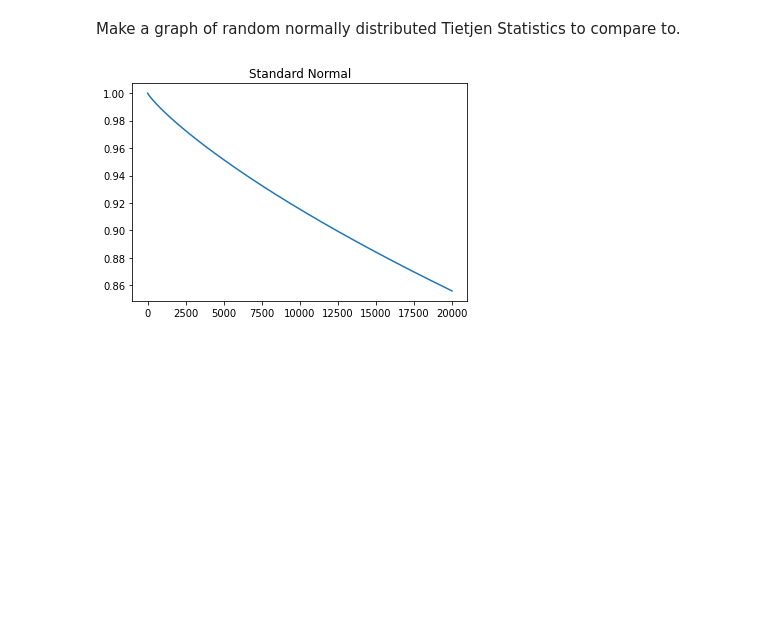
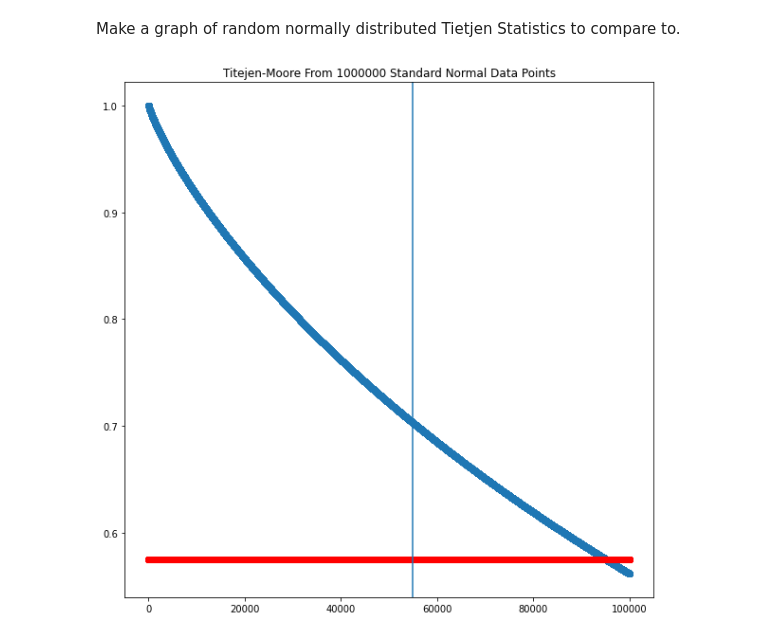
Before and after one commit to mattlaued/Anomaly-Detection-for-Cyber-Physical-Systems, a Jupyter notebook: Code/Hypothesis_Testing/Summary.ipynb, the cells around one changed output. Drawn from its saved outputs; the diff is of its cells as text; code cells hidden in the pictures; blank space fills up the shorter version.

```diff
--- a/Code/Hypothesis_Testing/Summary.ipynb
+++ b/Code/Hypothesis_Testing/Summary.ipynb
@@ -46,14 +40,47 @@ count = 1000000 # Approximately the number of rows in the combined normal and at
 Make a graph of random normally distributed Tietjen Statistics to compare to.
 # %%
 normalRandom = np.random.normal(size=count)
-kRange = list(range(1, 20000))
+kRange = list(range(1, 100000))
 e_norm = TienjenStatistic(normalRandom, kRange)
+# %%
+def plotData(data: list, names: list, alpha: float, kwargLists=None, plotTitle=None):
+    """
+    :param data: List of data arrays to plot
+    :param names: List of names for each array
+    :param alpha: significance level to plot
+    :param kwargLists: dict with lists of any values that you want to set (optional)
+    :param plotTitle: The title of the plot (optional)
+    """
+    plt.figure(figsize=(10, 10))
+    if kwargLists is None:
+        kwargLists = {'y': data, 'label': names}
+    else:
+        kwargLists['y'] = data
+        kwargLists['label'] = names
+
+    gen = [dict(zip(kwargLists, vals)) for vals in zip(*(kwargLists[key] for key in kwargLists))]  # magic
+    for values in gen:
+        kwargs = values
+        plt.scatter(kRange[:len(kwargs['y'])], **kwargs)
+
+    # Plot Critical Boundary
+    criticalCuttoff = np.percentile(e_norm, alpha * 100)
+    plt.scatter(kRange, np.ones_like(kRange) * criticalCuttoff, label=f'\\alpha={alpha}', color='red')
+
+    # Plot Vertical line at True number of attack data points
+    # True number of attack data points: 54854
+    plt.axvline(x=54854)
+
+    if plotTitle is not None:
+        plt.title(plotTitle)
+    # plt.show()
 # %%
-plt.plot(kRange, e_norm)
-plt.title("Standard Normal")
-plt.show()
+plotData([e_norm], ['Standard Normal'], 0.05, plotTitle=f'Titejen-Moore From {count} Standard Normal Data Points')
+# plt.plot(kRange, e_norm)
+# plt.title("Standard Normal")
+# plt.show()
 # %% [output]
-[figure, old version]
+[figure, new version]
 # %%
 con = sqlite3.connect("Tietjen.db")
 cursor = con.cursor()
```
Also changed, not shown: parts of 5 cells of this notebook, 50 other files.
